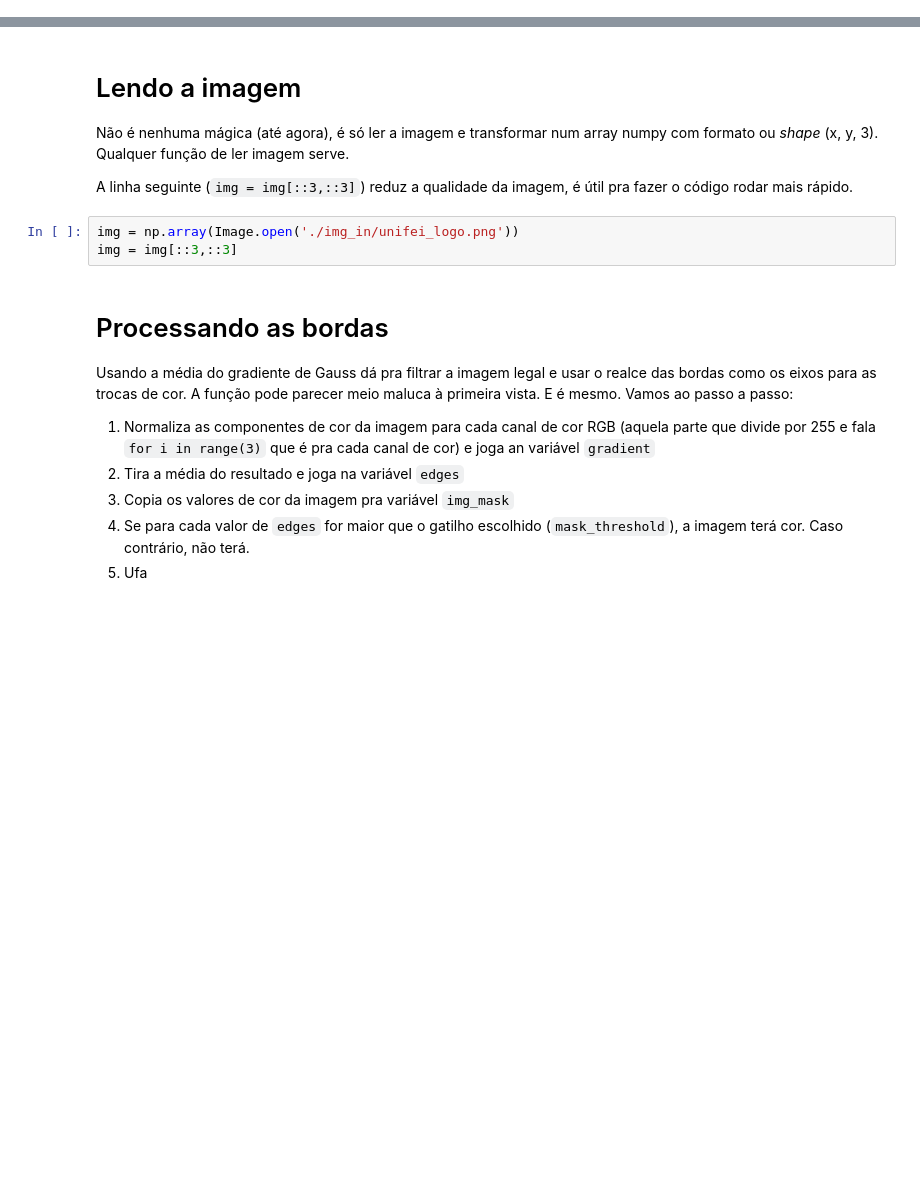
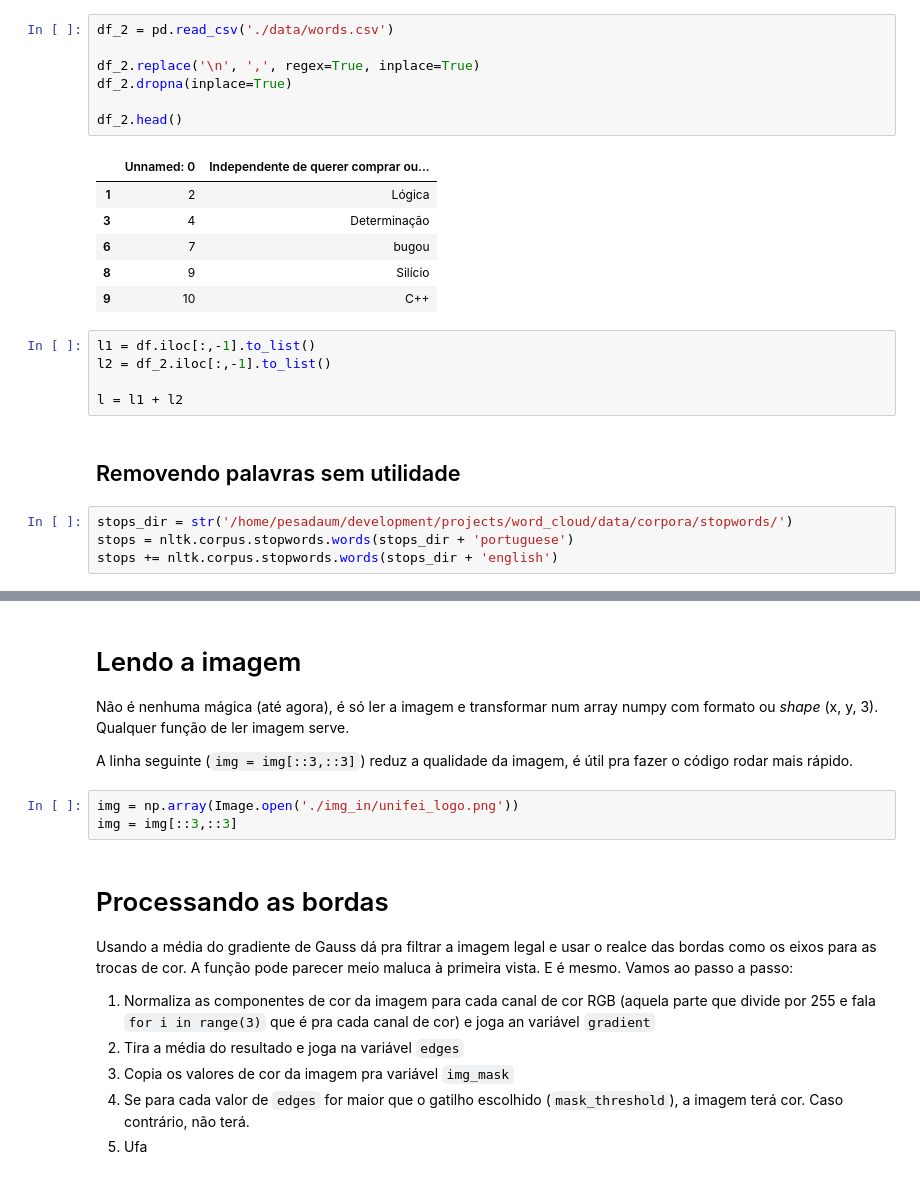
Before and after one commit to pesadaum/wordcloud-unifei, a Jupyter notebook: wc.ipynb, the cells around one changed output, grey strips where cells are left out. Drawn from its saved outputs; the diff is of its cells as text; blank space fills up the shorter version.

```diff
--- a/wc.ipynb
+++ b/wc.ipynb
@@ -55,0 +41,25 @@ len(text), len(stops),
+# %%
+df_2 = pd.read_csv('./data/words.csv')
+
+df_2.replace('\n', ',', regex=True, inplace=True)
+df_2.dropna(inplace=True)
+
+df_2.head()
+# %% [output]
+|  | Unnamed: 0 | Independente de querer comprar ou... |
+| 1 | 2 | Lógica |
+| 3 | 4 | Determinação |
+| 6 | 7 | bugou |
+| 8 | 9 | Silício |
+| 9 | 10 | C++ |
+# %%
+l1 = df.iloc[:,-1].to_list()
+l2 = df_2.iloc[:,-1].to_list()
+
+l = l1 + l2
+# %% [markdown]
+## Removendo palavras sem utilidade
+# %%
+stops_dir = str('/home/pesadaum/development/projects/word_cloud/data/corpora/stopwords/')
+stops = nltk.corpus.stopwords.words(stops_dir + 'portuguese')
+stops += nltk.corpus.stopwords.words(stops_dir + 'english')
```
Also changed, not shown: parts of 12 cells of this notebook, 38 other files.
